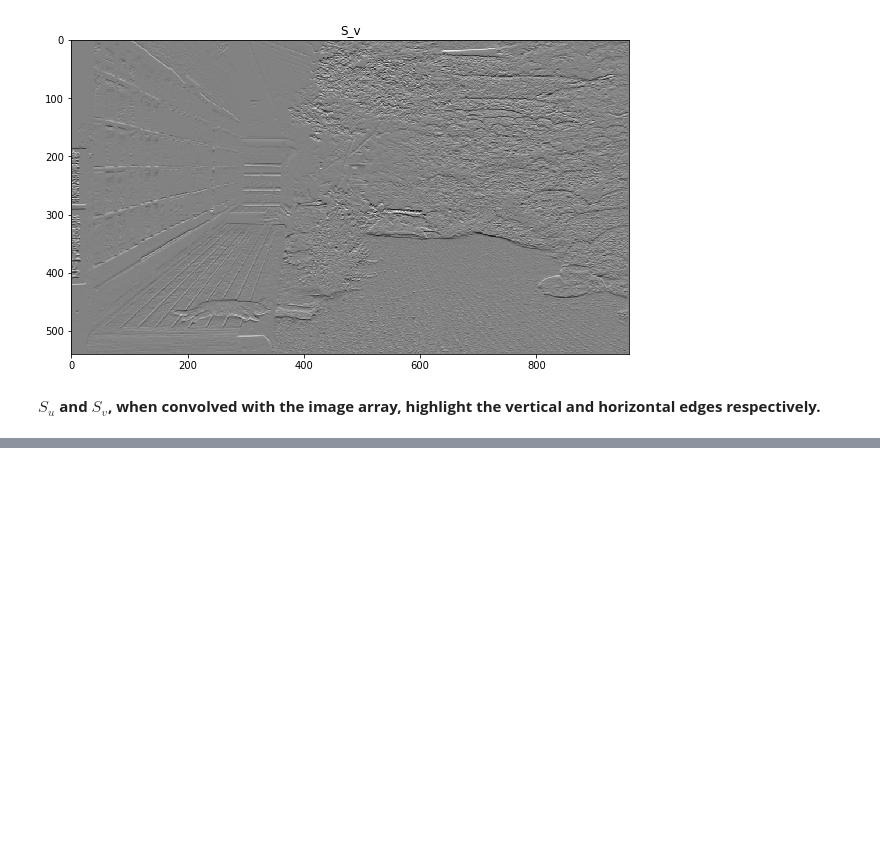
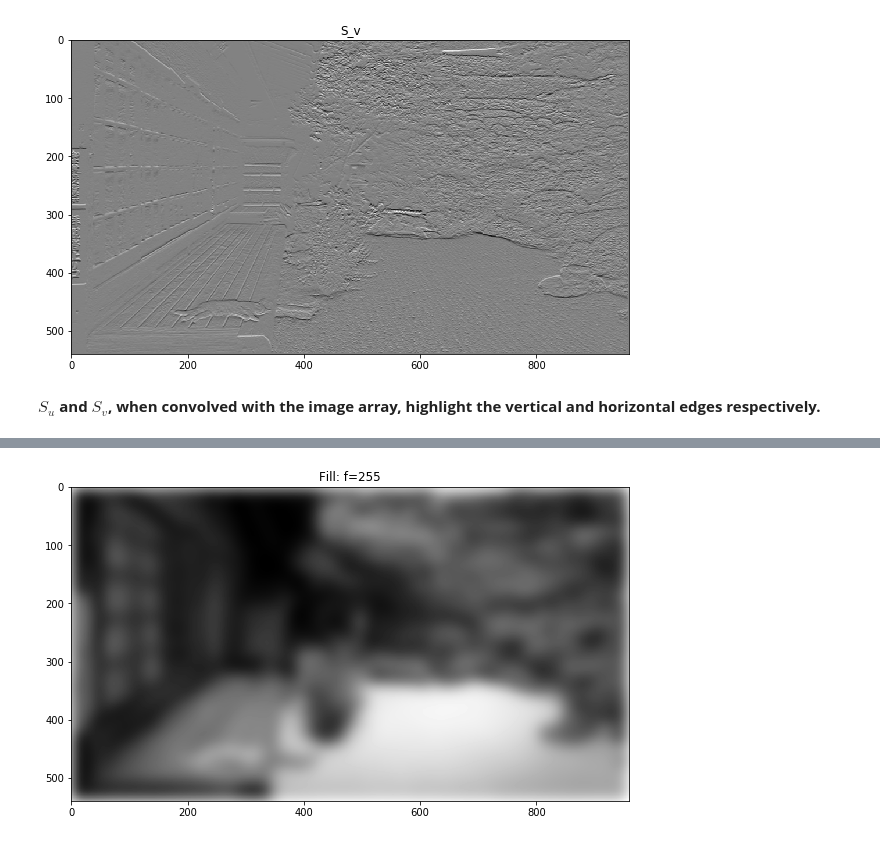
Before and after one commit to fbunt/190201_convolution_and_filtering, a Jupyter notebook: convolution.ipynb, the cells around one changed output, grey strips where cells are left out. Drawn from its saved outputs; the diff is of its cells as text; code cells hidden in the pictures; blank space fills up the shorter version.

```diff
--- a/convolution.ipynb
+++ b/convolution.ipynb
@@ -138,0 +207,4 @@ plt.show()
+# %%
+imshow(conv_with_boundary(I_gray, gk, boundary_mode="fill", fill=255), title="Fill: f=255")
+# %% [output]
+[figure, added]
```
Also changed, not shown: parts of 6 cells of this notebook.
